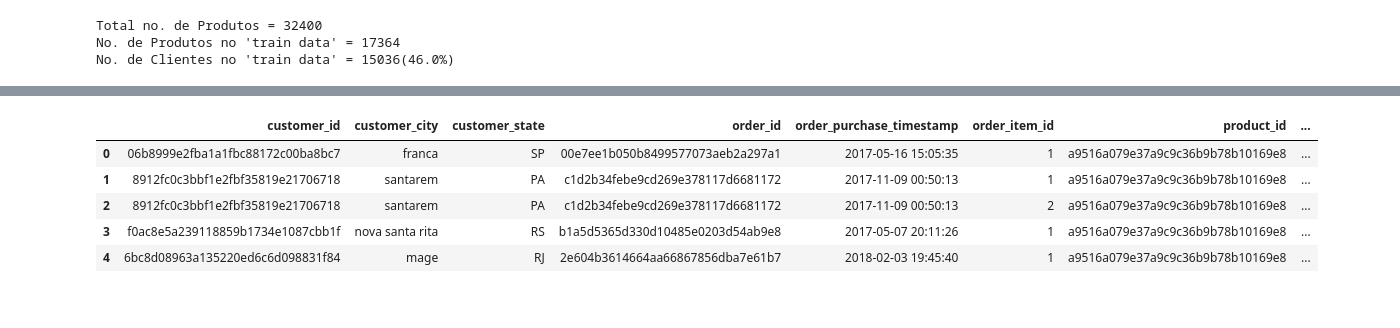
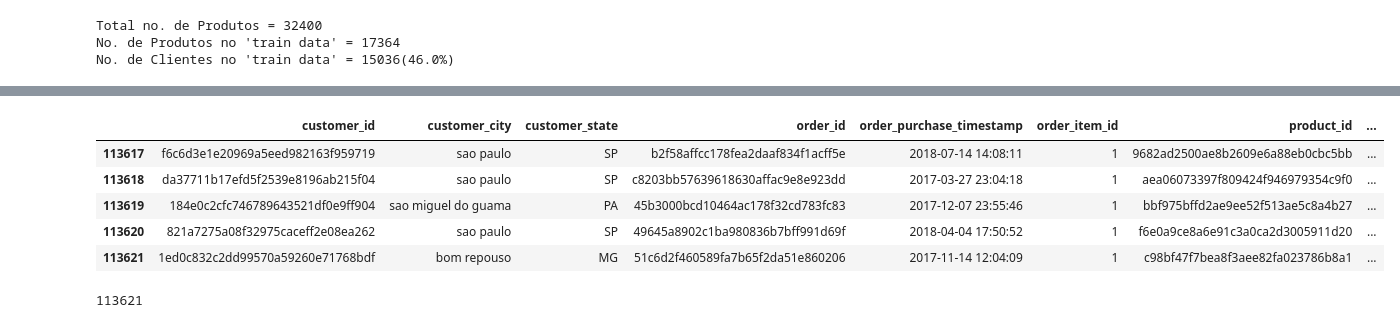
Before and after one commit to arcursino/credit-bureau, a Jupyter notebook: olist/tutorial_site.ipynb, the cells around one changed output, grey strips where cells are left out. Saved outputs shown, nothing was run; the diff lists cells and outputs as text; code cells hidden in the pictures.

```diff
--- a/olist/tutorial_site.ipynb
+++ b/olist/tutorial_site.ipynb
@@ -153,11 +157,11 @@ array([0.        , 0.        , 0.        , 0.        , 0.        ,
        1.        , 1.        , 1.        , 1.        , 1.        ,
        1.        , 1.        , 1.        , 1.        , 1.        ])
 # %%
-df.head()
+df.tail()
 # %% [output]
 |  | customer_id | customer_city | customer_state | order_id | order_purchase_timestamp | order_item_id | product_id | ... |
-| 0 | 06b8999e2fba1a1fbc88172c00ba8bc7 | franca | SP | 00e7ee1b050b8499577073aeb2a297a1 | 2017-05-16 15:05:35 | 1 | a9516a079e37a9c9c36b9b78b10169e8 | ... |
-| 1 | 8912fc0c3bbf1e2fbf35819e21706718 | santarem | PA | c1d2b34febe9cd269e378117d6681172 | 2017-11-09 00:50:13 | 1 | a9516a079e37a9c9c36b9b78b10169e8 | ... |
-| 2 | 8912fc0c3bbf1e2fbf35819e21706718 | santarem | PA | c1d2b34febe9cd269e378117d6681172 | 2017-11-09 00:50:13 | 2 | a9516a079e37a9c9c36b9b78b10169e8 | ... |
-| 3 | f0ac8e5a239118859b1734e1087cbb1f | nova santa rita | RS | b1a5d5365d330d10485e0203d54ab9e8 | 2017-05-07 20:11:26 | 1 | a9516a079e37a9c9c36b9b78b10169e8 | ... |
-| 4 | 6bc8d08963a135220ed6c6d098831f84 | mage | RJ | 2e604b3614664aa66867856dba7e61b7 | 2018-02-03 19:45:40 | 1 | a9516a079e37a9c9c36b9b78b10169e8 | ... |
+| 113617 | f6c6d3e1e20969a5eed982163f959719 | sao paulo | SP | b2f58affcc178fea2daaf834f1acff5e | 2018-07-14 14:08:11 | 1 | 9682ad2500ae8b2609e6a88eb0cbc5bb | ... |
+| 113618 | da37711b17efd5f2539e8196ab215f04 | sao paulo | SP | c8203bb57639618630affac9e8e923dd | 2017-03-27 23:04:18 | 1 | aea06073397f809424f946979354c9f0 | ... |
+| 113619 | 184e0c2cfc746789643521df0e9ff904 | sao miguel do guama | PA | 45b3000bcd10464ac178f32cd783fc83 | 2017-12-07 23:55:46 | 1 | bbf975bffd2ae9ee52f513ae5c8a4b27 | ... |
+| 113620 | 821a7275a08f32975caceff2e08ea262 | sao paulo | SP | 49645a8902c1ba980836b7bff991d69f | 2018-04-04 17:50:52 | 1 | f6e0a9ce8a6e91c3a0ca2d3005911d20 | ... |
+| 113621 | 1ed0c832c2dd99570a59260e71768bdf | bom repouso | MG | 51c6d2f460589fa7b65f2da51e860206 | 2017-11-14 12:04:09 | 1 | c98bf47f7bea8f3aee82fa023786b8a1 | ... |
@@ -164 +170,5 @@ df.head()
+# %%
+product_id[0]
+# %% [output]
+113621
 # %%
```
Also changed, not shown: parts of 27 cells of this notebook.
